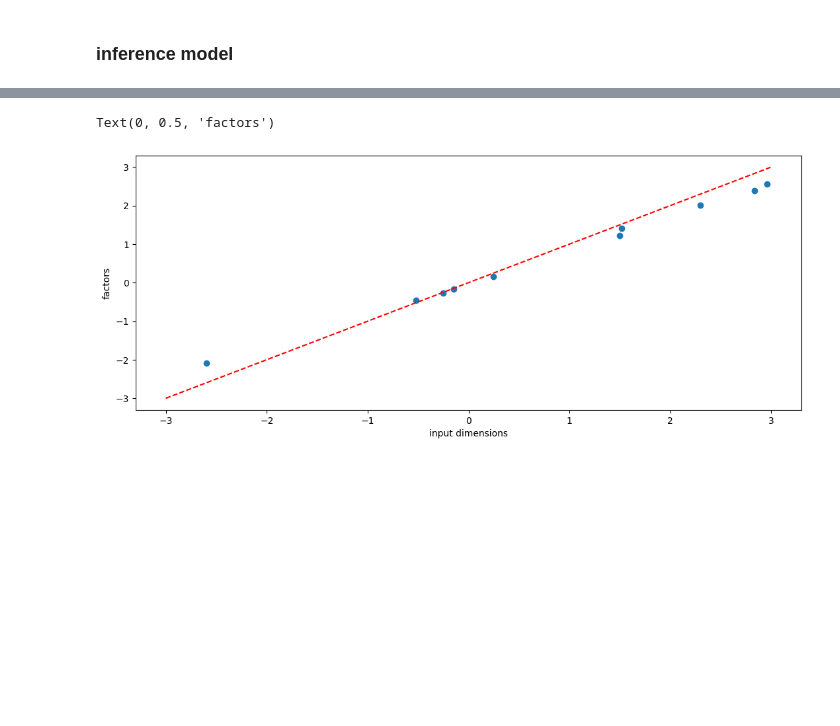
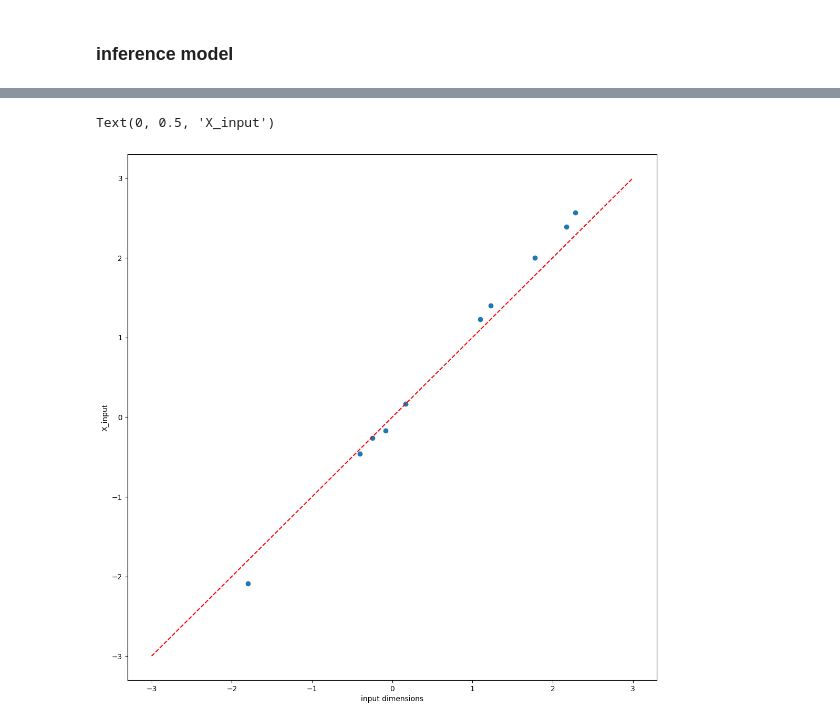
Before and after one commit to CONECT-INT/2023_CENTURI-SummerSchool, a Jupyter notebook: 2023-06-28_dataset2_laurent_logistic-regression-with-NaNs.ipynb, the cells around one changed output, grey strips where cells are left out. Cells and saved outputs as stored; diff of their text form; code cells hidden in the pictures; blank space fills up the shorter version.

```diff
--- a/2023-06-28_dataset2_laurent_logistic-regression-with-NaNs.ipynb
+++ b/2023-06-28_dataset2_laurent_logistic-regression-with-NaNs.ipynb
@@ -261,0 +271,5 @@ class LogisticRegressionModel(torch.nn.Module):
+# %%
+logistic_model = LogisticRegressionModel(N, n_classes)
+X_input, p, y = get_data(W, seed, N_batch, p_NaN)
+outputs = logistic_model(torch.tensor(X_input))
+outputs
@@ -269,7 +285,7 @@ n_classes=10
 amsgrad = True  # gives similar results
 amsgrad = False # gives similar results
 
-def fit_data(factors, y,
+def fit_data(X_input, y,
             learning_rate=learning_rate,
             batch_size=batch_size,  # gamma=gamma,
             num_epochs=num_epochs,
@@ -277,18 +293,18 @@ def fit_data(factors, y,
             verbose=False, **kwargs
         ):
 
-    X, labels = torch.Tensor(factors[:, None]), torch.Tensor(y[:, None])
+    X, labels = torch.Tensor(X_input[:, None]), torch.Tensor(y[:, None])
     loader = DataLoader(
         TensorDataset(X, labels), batch_size=batch_size, shuffle=True
     )
 
     device = torch.device("cuda" if torch.cuda.is_available() else "cpu")
 
-    N_batch = factors.shape[0]
-    N = factors.shape[1]
+    N_batch = X_input.shape[0]
+    N = X_input.shape[1]
     n_classes = y.shape[1]
     logistic_model = LogisticRegressionModel(N, n_classes)
-    logistic_model = logistic_model.to(device)
+    # logistic_model = logistic_model.to(device)
     logistic_model.train()
     optimizer = torch.optim.Adam(
         logistic_model.parameters(), lr=learning_rate, betas=betas, amsgrad=amsgrad
@@ -297,7 +313,7 @@ def fit_data(factors, y,
         logistic_model.train()
         losses = []
         for X_, labels_ in loader:
-            X_, labels_ = X_.to(device), labels_.to(device)
+            # X_, labels_ = X_.to(device), labels_.to(device)
             outputs = logistic_model(X_)
             loss = criterion(outputs, labels_)
 
@@ -310,13 +326,13 @@ def fit_data(factors, y,
             print(f"Iteration: {epoch} - Loss: {np.mean(losses):.5f}")
 
     logistic_model.eval()
-    X, labels = torch.Tensor(factors[:, None]), torch.Tensor(y[:, None])
+    X, labels = torch.Tensor(X_input[:, None]), torch.Tensor(y[:, None])
     outputs = logistic_model(X)
     loss = criterion(outputs, labels).item()
     return logistic_model, loss
 
 
-factors, p, y = get_data(W, seed=seed, N_batch=10000)
-logistic_model, loss = fit_data(factors, y, verbose=True)
+X_input, p, y = get_data(W, seed=seed, N_batch=100000, p_NaN=p_NaN)
+logistic_model, loss = fit_data(X_input, y, verbose=True)
 print("Final loss =", loss)
 # %% [output]
@@ -340,13 +356,13 @@ Final loss = 0.06600139095376967
 # %%
-fig, ax = plt.subplots(figsize=(13, 5))
+fig, ax = plt.subplots(figsize=(13, 13))
 ax.plot([-3, 3], [-3, 3], 'r--')
 #ax.plot(logistic_model.linear.bias.detach().numpy(), 'r')
 # ax.plot(W[-1, :], 'r--')
-ax.scatter(logistic_model.linear.bias.detach().numpy(), W[-1, :])
+ax.scatter(logistic_model.bias.detach().numpy(), W[-1, :])
 ax.set_xlabel('input dimensions')
-ax.set_ylabel('factors')
+ax.set_ylabel('X_input')
 # %% [output]
-Text(0, 0.5, 'factors')
+Text(0, 0.5, 'X_input')
-[figure, old version]
+[figure, new version]
 # %%
 logistic_model.linear.weight.detach().numpy().shape, logistic_model.linear.weight.detach().numpy().ravel().shape, W[:-1, :].shape, W[:-1, :].ravel().shape
```
Also changed, not shown: parts of 26 cells of this notebook.
